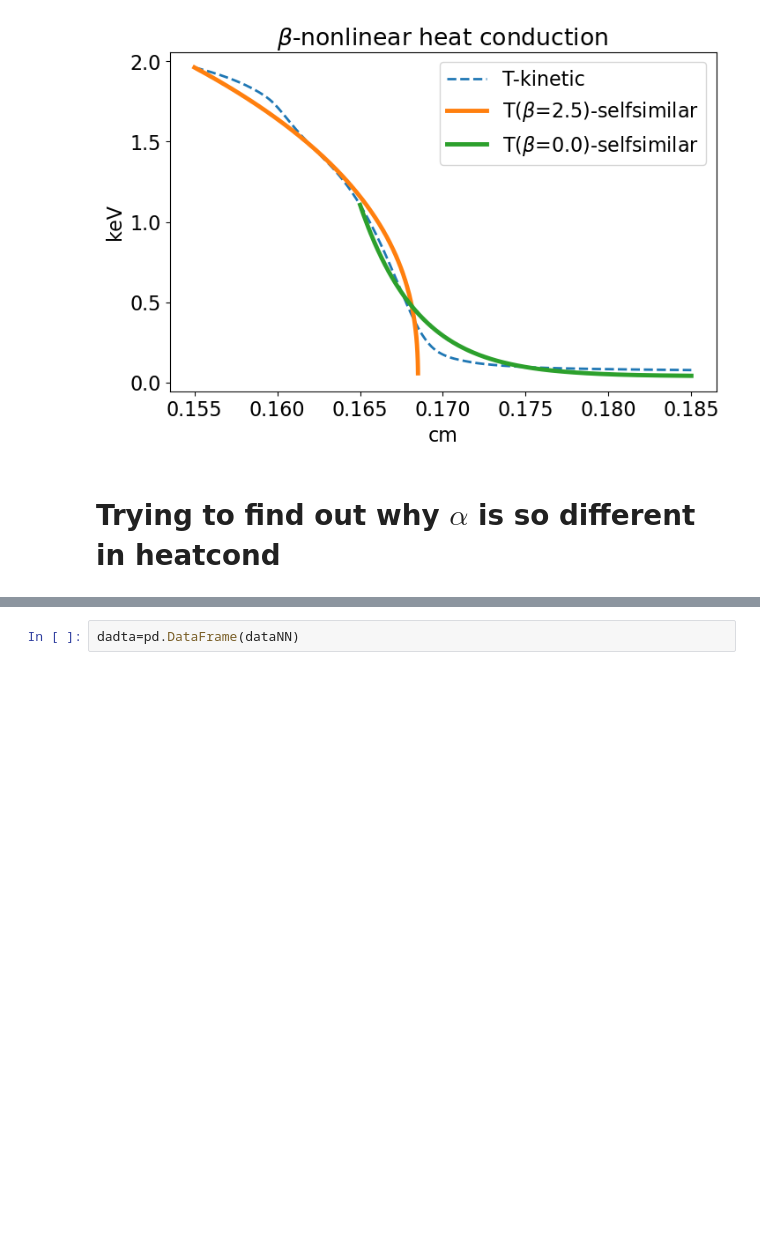
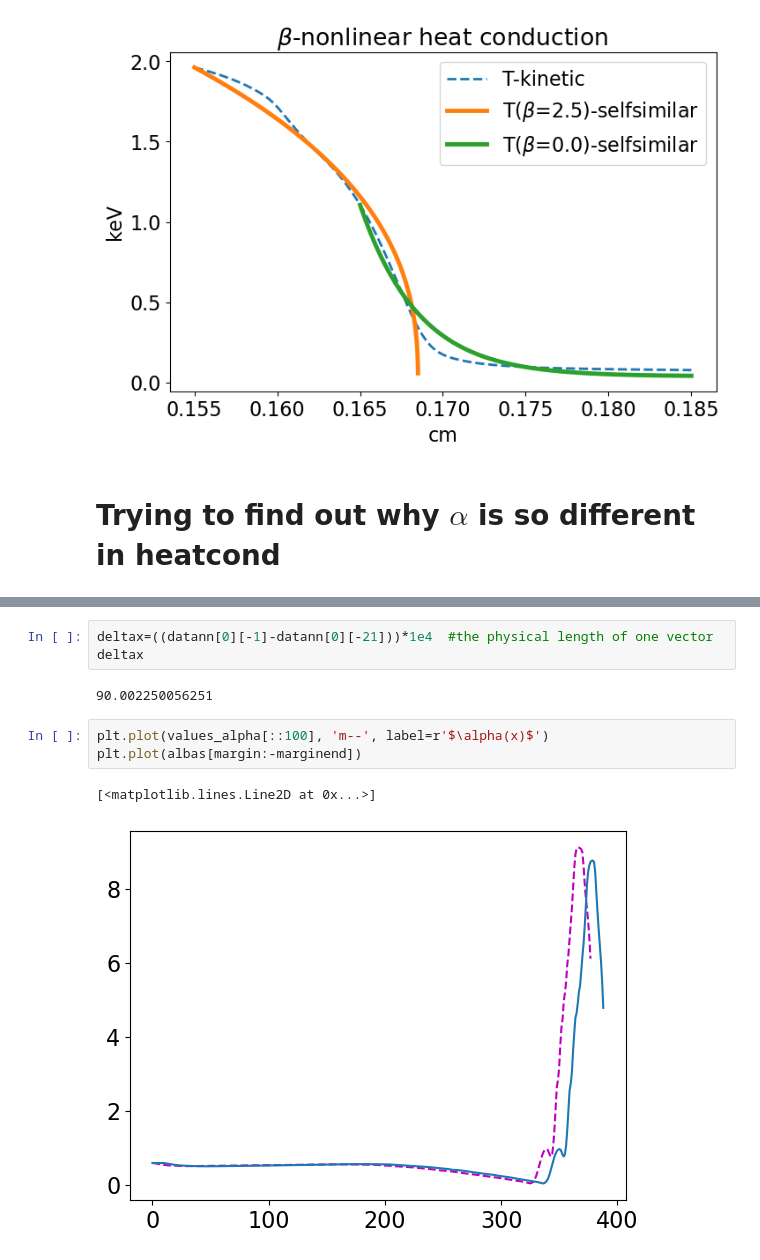
Before and after one commit to Lexmidan/nonloc_heatflux, a Jupyter notebook: PyTorch/NN-heatflux.ipynb, the cells around one changed output, grey strips where cells are left out. Saved outputs shown, nothing was run; the diff lists cells and outputs as text; blank space fills up the shorter version.

```diff
--- a/PyTorch/NN-heatflux.ipynb
+++ b/PyTorch/NN-heatflux.ipynb
@@ -335,2 +305,11 @@ We're done with 35000/37775 points
+# %%
+deltax=((datann[0][-1]-datann[0][-21]))*1e4  #the physical length of one vector
+deltax
+# %% [output]
+90.002250056251
 # %%
-dadta=pd.DataFrame(dataNN)
+plt.plot(values_alpha[::100], 'm--', label=r'$\alpha(x)$')
+plt.plot(albas[margin:-marginend])
+# %% [output]
+[<matplotlib.lines.Line2D at 0x...>]
+[figure, added]
```
Also changed, not shown: parts of 18 cells of this notebook, 13 other files.
